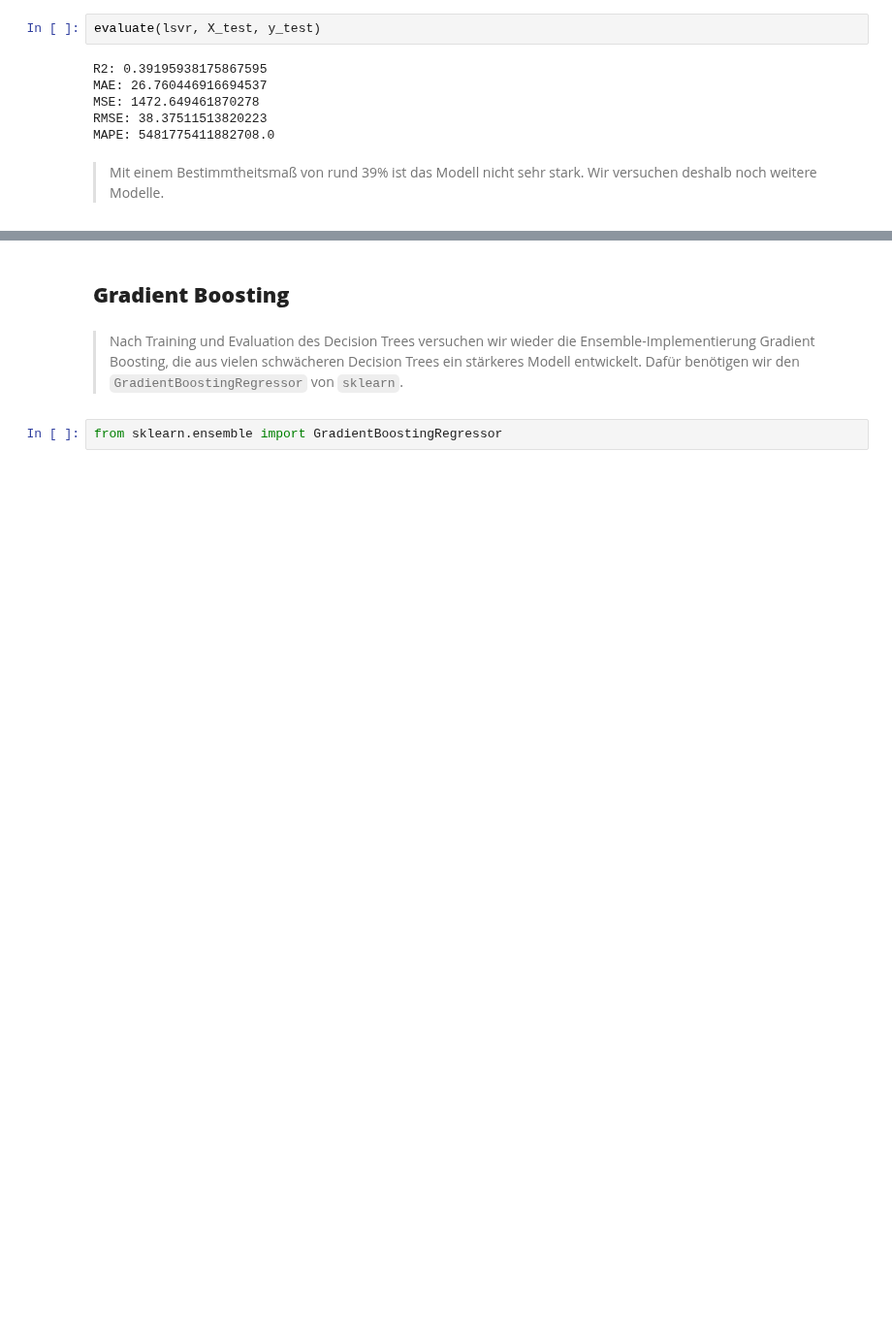
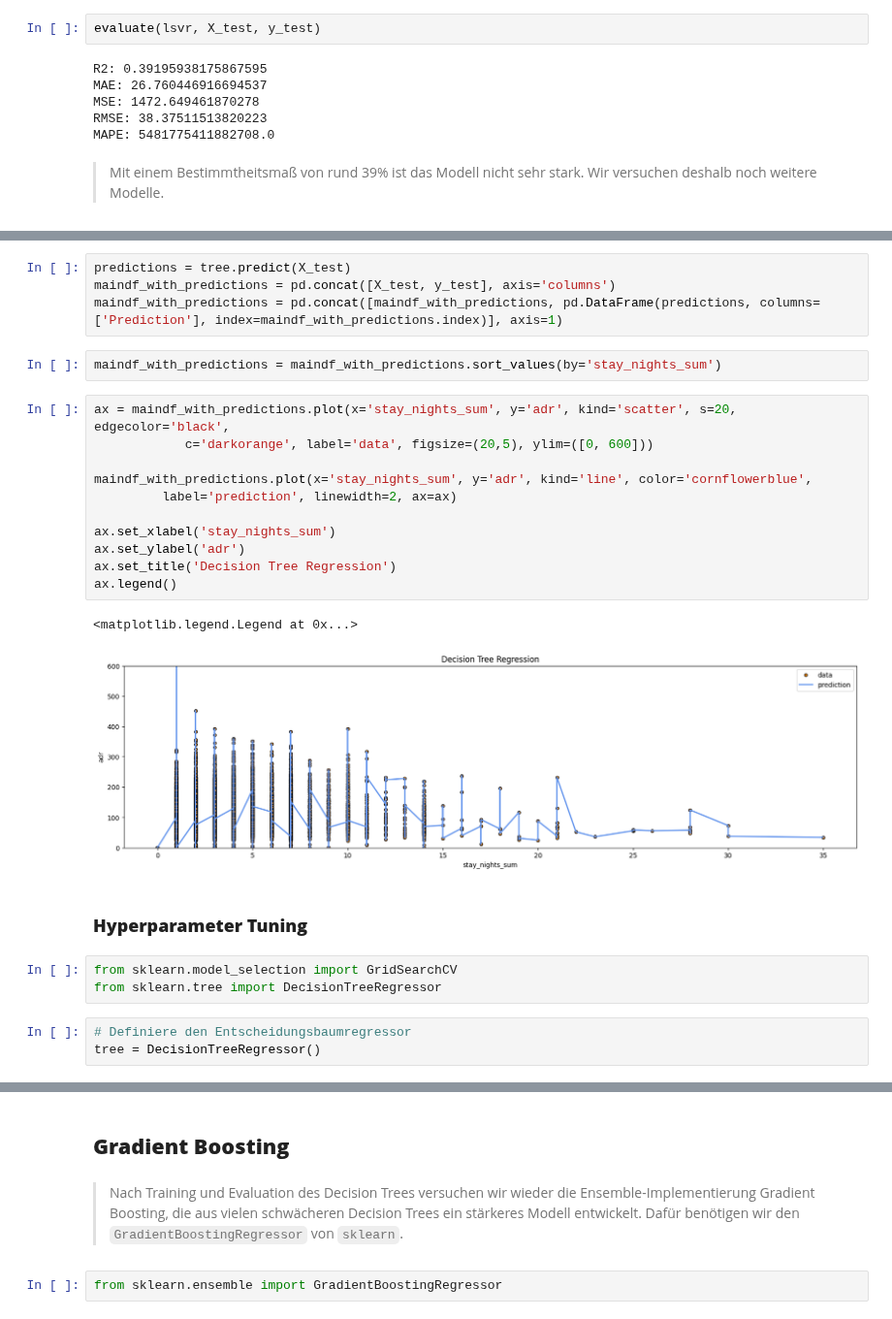
Before and after one commit to hochschule-pforzheim/project-st23-team-f23, a Jupyter notebook: 3_Regression.ipynb, the cells around one changed output, grey strips where cells are left out. Shown at 97% size. Cells and saved outputs as stored; diff of their text form; blank space fills up the shorter version.

```diff
--- a/3_Regression.ipynb
+++ b/3_Regression.ipynb
@@ -166,0 +214,28 @@ MAPE: 5481775411882708.0
+# %%
+predictions = tree.predict(X_test)
+maindf_with_predictions = pd.concat([X_test, y_test], axis='columns')
+maindf_with_predictions = pd.concat([maindf_with_predictions, pd.DataFrame(predictions, columns=['Prediction'], index=maindf_with_predictions.index)], axis=1)
+# %%
+maindf_with_predictions = maindf_with_predictions.sort_values(by='stay_nights_sum')
+# %%
+ax = maindf_with_predictions.plot(x='stay_nights_sum', y='adr', kind='scatter', s=20, edgecolor='black',
+            c='darkorange', label='data', figsize=(20,5), ylim=([0, 600]))
+
+maindf_with_predictions.plot(x='stay_nights_sum', y='adr', kind='line', color='cornflowerblue',
+         label='prediction', linewidth=2, ax=ax)
+
+ax.set_xlabel('stay_nights_sum')
+ax.set_ylabel('adr')
+ax.set_title('Decision Tree Regression')
+ax.legend()
+# %% [output]
+<matplotlib.legend.Legend at 0x...>
+[figure, added]
+# %% [markdown]
+### **Hyperparameter Tuning**
+# %%
+from sklearn.model_selection import GridSearchCV
+from sklearn.tree import DecisionTreeRegressor
+# %%
+# Definiere den Entscheidungsbaumregressor
+tree = DecisionTreeRegressor()
```
Also changed, not shown: parts of 15 cells of this notebook.
